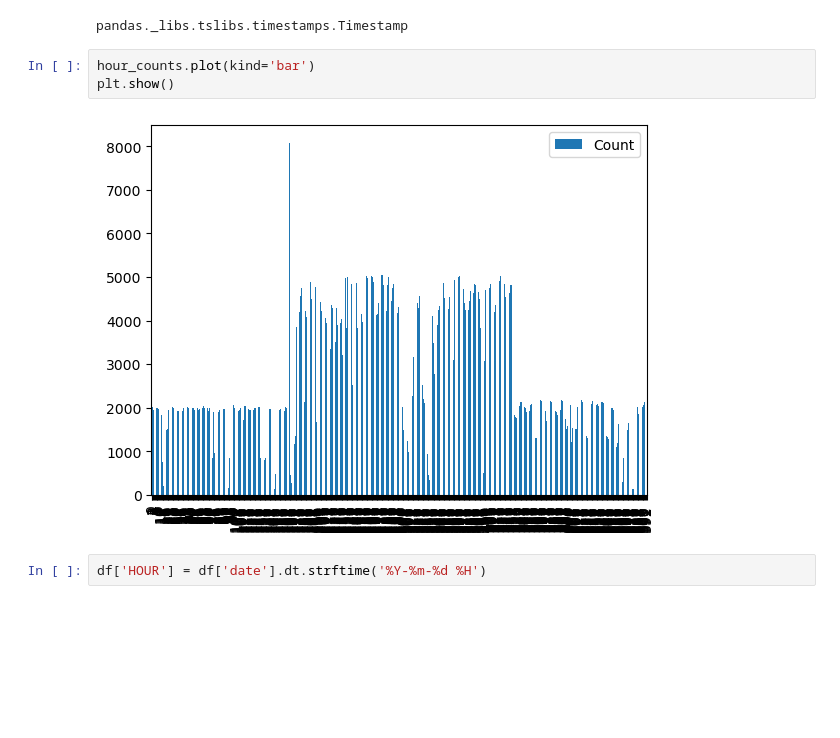
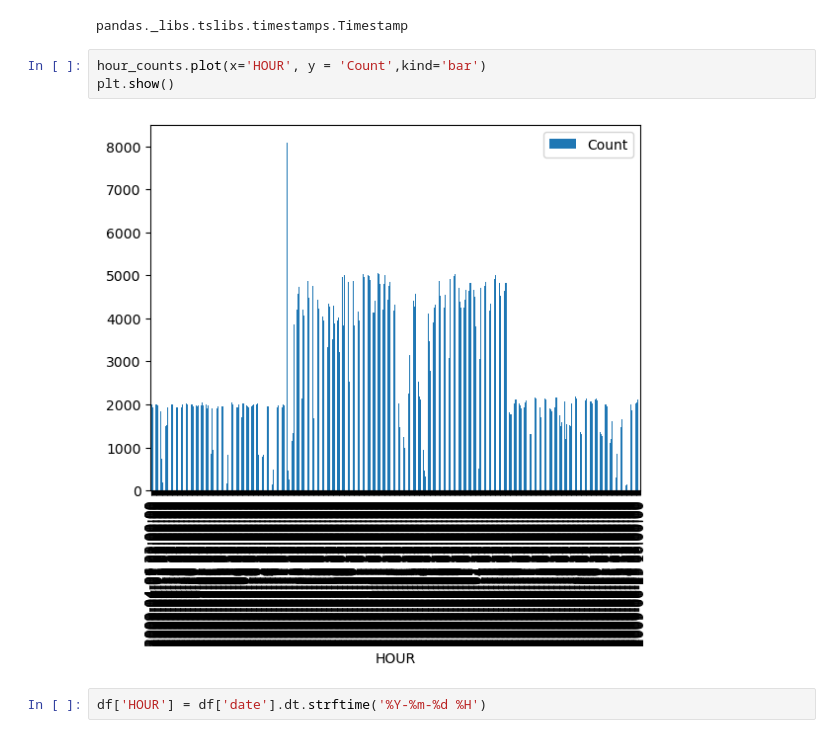
Before and after one commit to milooranm/ForecastingSentiment, a Jupyter notebook: someEDA.ipynb, the cells around one changed output. Saved outputs shown, nothing was run; the diff lists cells and outputs as text; blank space fills up the shorter version.

```diff
--- a/someEDA.ipynb
+++ b/someEDA.ipynb
@@ -288,10 +288,10 @@ type(hour_counts['HOUR'][0])
 # %% [output]
 pandas._libs.tslibs.timestamps.Timestamp
 # %%
-hour_counts.plot(kind='bar')
+hour_counts.plot(x='HOUR', y = 'Count',kind='bar')
 plt.show()
 # %% [output]
-[figure, old version]
+[figure, new version]
 # %%
 df['HOUR'] = df['date'].dt.strftime('%Y-%m-%d %H')
 # %%
```
Also changed, not shown: parts of 6 cells of this notebook, 1 other file.
